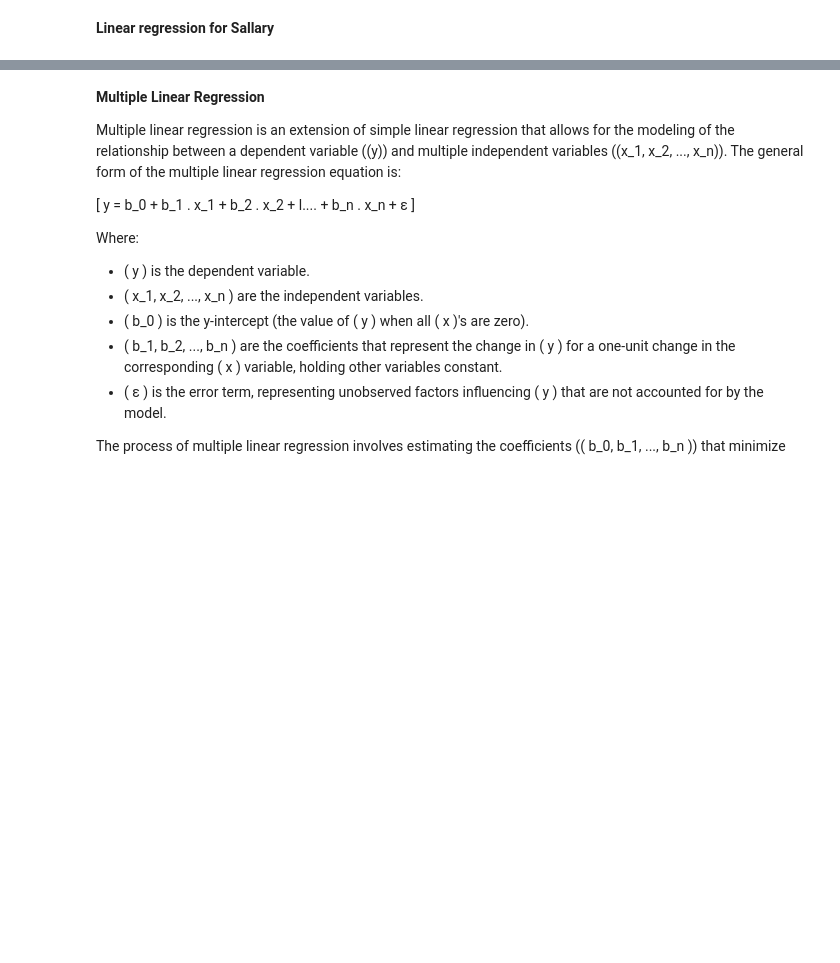
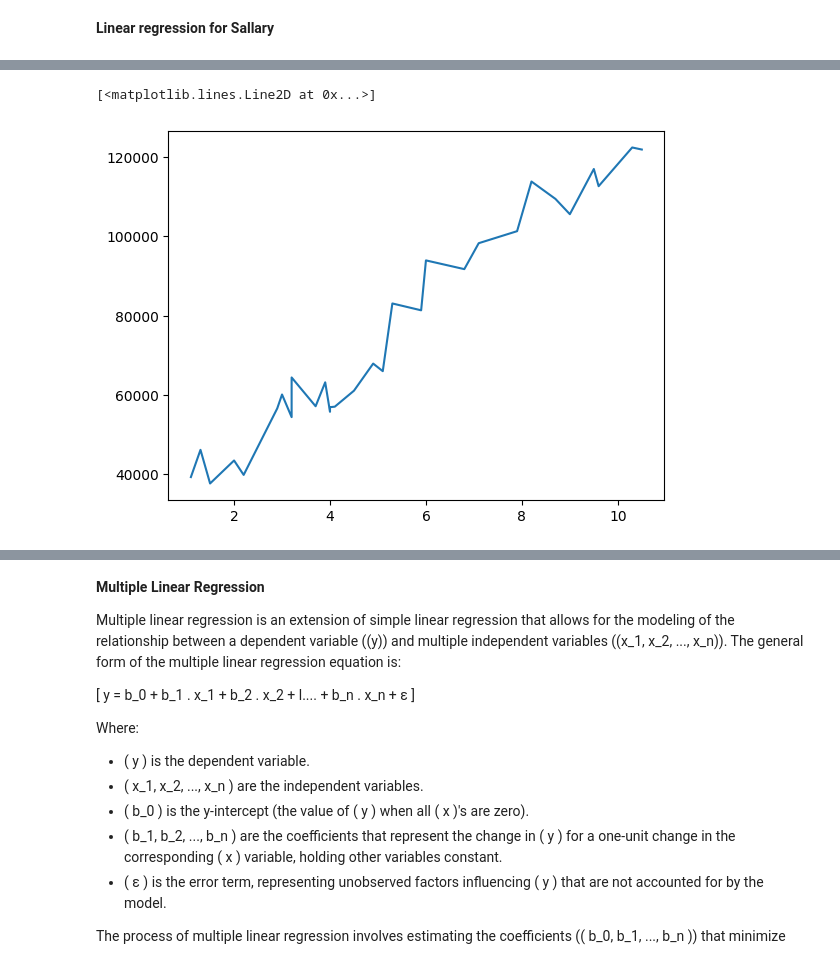
Before and after one commit to fishitmo/Takeobds, a Jupyter notebook: Takeo_P_01_09_24.ipynb, the cells around one changed output, grey strips where cells are left out. Cells and saved outputs as stored; diff of their text form; code cells hidden in the pictures; blank space fills up the shorter version.

```diff
--- a/Takeo_P_01_09_24.ipynb
+++ b/Takeo_P_01_09_24.ipynb
@@ -127,2 +133,4 @@ print(y)
 # %%
 # Import the data
+from google.colab import files
+uploaded = files.upload()
@@ -128,0 +140,5 @@ print(y)
+# %%
+filename = next(iter(uploaded))
+# %%
+df_Salary = pd.read_csv(filename)
+df_Salary.head()
@@ -128,0 +170,5 @@ print(y)
+# %%
+plt.plot(df_Salary.YearsExperience, df_Salary.Salary)
+# %% [output]
+[<matplotlib.lines.Line2D at 0x...>]
+[figure, added]
```
Also changed, not shown: parts of 11 cells of this notebook.
